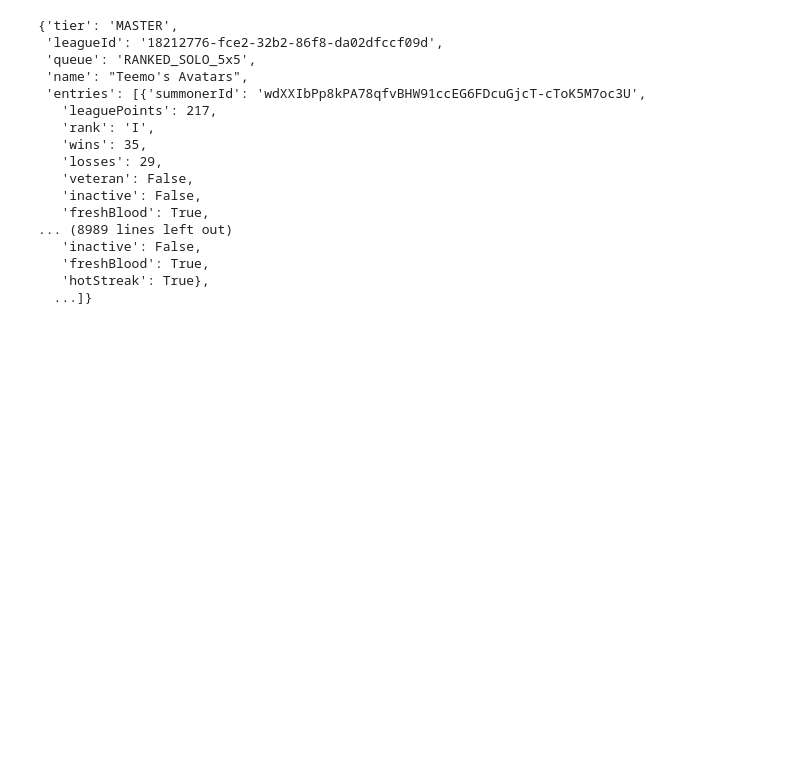
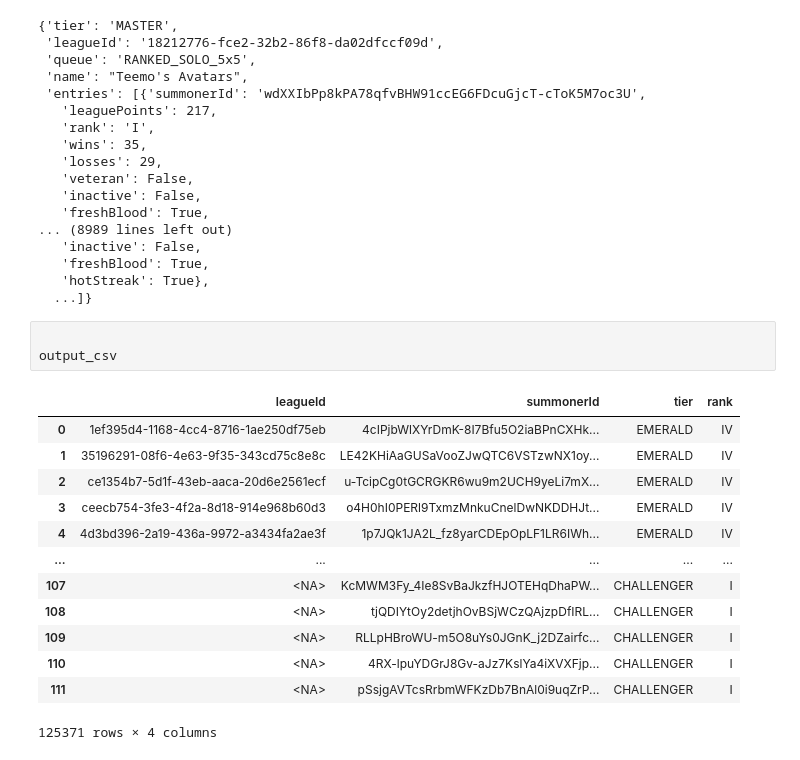
Before and after one commit to voltioDS3/league-data, a Jupyter notebook: python-scripts/test.ipynb, the cells around one changed output. Saved outputs shown, nothing was run; the diff lists cells and outputs as text; blank space fills up the shorter version.

```diff
--- a/python-scripts/test.ipynb
+++ b/python-scripts/test.ipynb
@@ -200,3 +200,20 @@ viego.leaguev4.master_leagues_by_queue(queue, region)
    'freshBlood': True,
    'hotStreak': True},
   ...]}
+# %%
+
+output_csv
+# %% [output]
+|  | leagueId | summonerId | tier | rank |
+| 0 | 1ef395d4-1168-4cc4-8716-1ae250df75eb | 4cIPjbWlXYrDmK-8I7Bfu5O2iaBPnCXHk... | EMERALD | IV |
+| 1 | 35196291-08f6-4e63-9f35-343cd75c8e8c | LE42KHiAaGUSaVooZJwQTC6VSTzwNX1oy... | EMERALD | IV |
+| 2 | ce1354b7-5d1f-43eb-aaca-20d6e2561ecf | u-TcipCg0tGCRGKR6wu9m2UCH9yeLi7mX... | EMERALD | IV |
+| 3 | ceecb754-3fe3-4f2a-8d18-914e968b60d3 | o4H0hI0PERl9TxmzMnkuCnelDwNKDDHJt... | EMERALD | IV |
+| 4 | 4d3bd396-2a19-436a-9972-a3434fa2ae3f | 1p7JQk1JA2L_fz8yarCDEpOpLF1LR6IWh... | EMERALD | IV |
+| ... | ... | ... | ... | ... |
+| 107 | <NA> | KcMWM3Fy_4Ie8SvBaJkzfHJOTEHqDhaPW... | CHALLENGER | I |
+| 108 | <NA> | tjQDIYtOy2detjhOvBSjWCzQAjzpDfIRL... | CHALLENGER | I |
+| 109 | <NA> | RLLpHBroWU-m5O8uYs0JGnK_j2DZairfc... | CHALLENGER | I |
+| 110 | <NA> | 4RX-lpuYDGrJ8Gv-aJz7KslYa4iXVXFjp... | CHALLENGER | I |
+| 111 | <NA> | pSsjgAVTcsRrbmWFKzDb7BnAl0i9uqZrP... | CHALLENGER | I |
+125371 rows × 4 columns
```
Also changed, not shown: 1 other file.
